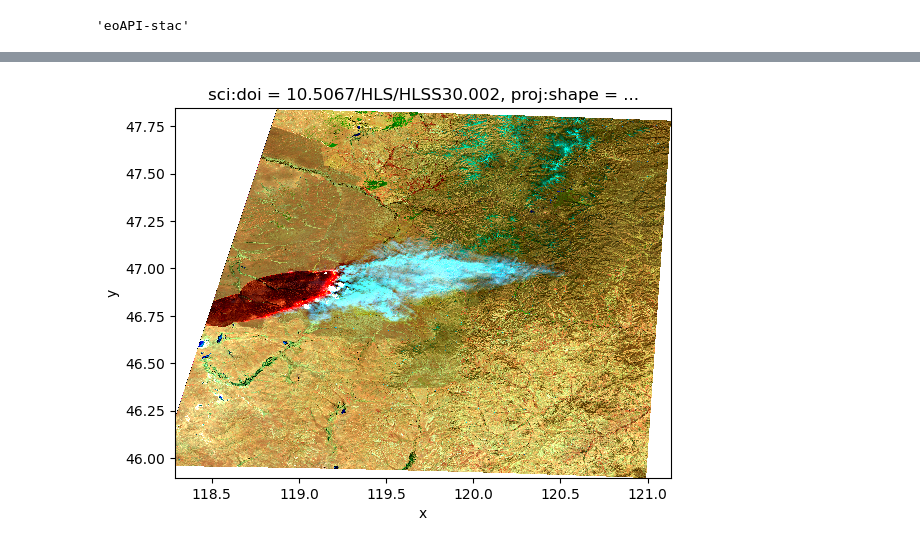
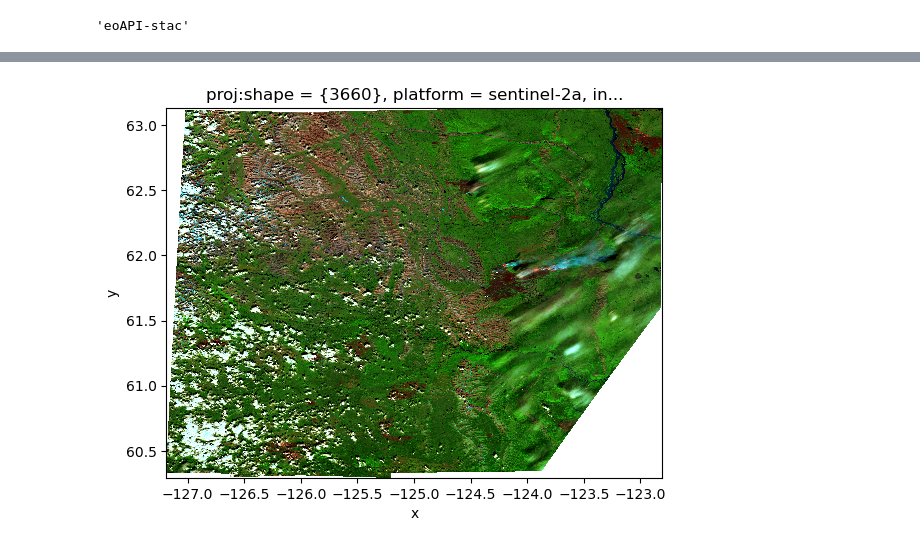
Before and after one commit to NASA-IMPACT/summer-school-2023, a Jupyter notebook: chapter-2/hls_applications_example.ipynb, the cells around one changed output, grey strips where cells are left out. Saved outputs shown, nothing was run; the diff lists cells and outputs as text; code cells hidden in the pictures.

```diff
--- a/chapter-2/hls_applications_example.ipynb
+++ b/chapter-2/hls_applications_example.ipynb
@@ -54,5 +78,5 @@ Initialize map to allow selection of desired AOI for study. Start with Mongolian
 # %%
-event = 'mongolian_fire'
+event = 'alberta_fire'
 event_details = EVENT_DETAILS[event]
 map = leafmap.Map(center=(event_details['center_lat'],event_details['center_lon']), zoom=event_details['default_zoom'],
                 draw_control=True, measure_control=False, fullscreen_control=False, attribution_control=True)
@@ -200,7 +232,7 @@ def calculate_TVI(items, band1_name, band2_name, band3_name, collection_name):
     tvi = tvi.persist()
     return tvi
 
-def scale_TC(items, band1_name, band2_name, band3_name, index, collection_name):
+def scale_RGB(items, band1_name, band2_name, band3_name, index, collection_name):
     """
     Prepare a True color composite based on the list of bands passed.
     Args:
@@ -268,6 +302,11 @@ DERIVED_PRODUCTS = {
         "HLSL30": ["B03", "B07"],
         "exec": calculate_NDVI
     },
+    "NDSI":{
+        "HLSS30": ["B03", "B11"],
+        "HLSL30": ["B03", "B06"],
+        "exec": calculate_NDVI
+    },
     "TVI":{
         "HLSS30": ["B8A", "B03", "B04"],
         "HLSL30": ["B05", "B03", "B04"],
@@ -276,11 +315,11 @@ DERIVED_PRODUCTS = {
     "TC":{
         "HLSS30": ["B04", "B03", "B02"],
         "HLSL30": ["B04", "B03", "B02"],
-        "exec": scale_TC
+        "exec": scale_RGB
     },
     "SWIR":{
         "HLSS30": ["B12", "B8A", "B04"],
         "HLSL30": ["B07", "B05", "B04"],
-        "exec": scale_TC
+        "exec": scale_RGB
     },
 }
@@ -287,15 +328,20 @@ DERIVED_PRODUCTS = {
 # %%
+import gc
+gc.collect()
 def calculate_index(event, index, hls_products):
     index_array = {}
     for product in hls_products:
         items = prepare_items(event, product, bbox)
+        if len(items) == 0:
+            print(f"No items available for this location and time for {product}")
+            continue
         indices = DERIVED_PRODUCTS[index]['exec'](items, *DERIVED_PRODUCTS[index][product], index, product)
         index_array[product] = indices.resample(time="1d").max()[0]
     return index_array
 
 
 # Calculate derived index for the selected location and date
-index = 'NDVI' # TC for RGB/SWIR
-hls_products = event_details['collections']
+index = 'SWIR' # TC/SWIR for RGB combination
+hls_products = ['HLSL30','HLSS30']
 index_array = calculate_index(event, index, hls_products)
 # %% [output]
@@ -333,5 +378,6 @@ index_array["HLSL30"].plot.imshow(rgb="band", robust=True);
 # %%
 # plot S30 RGB
-index_array["HLSS30"].plot.imshow(rgb="band", robust=True);
+if "HLSS30" in index_array.keys() and index in ["TC", "SWIR"]:
+    index_array["HLSS30"].plot.imshow(rgb="band", robust=True);
 # %% [output]
-[figure, old version]
+[figure, new version]
```
Also changed, not shown: parts of 19 cells of this notebook.
